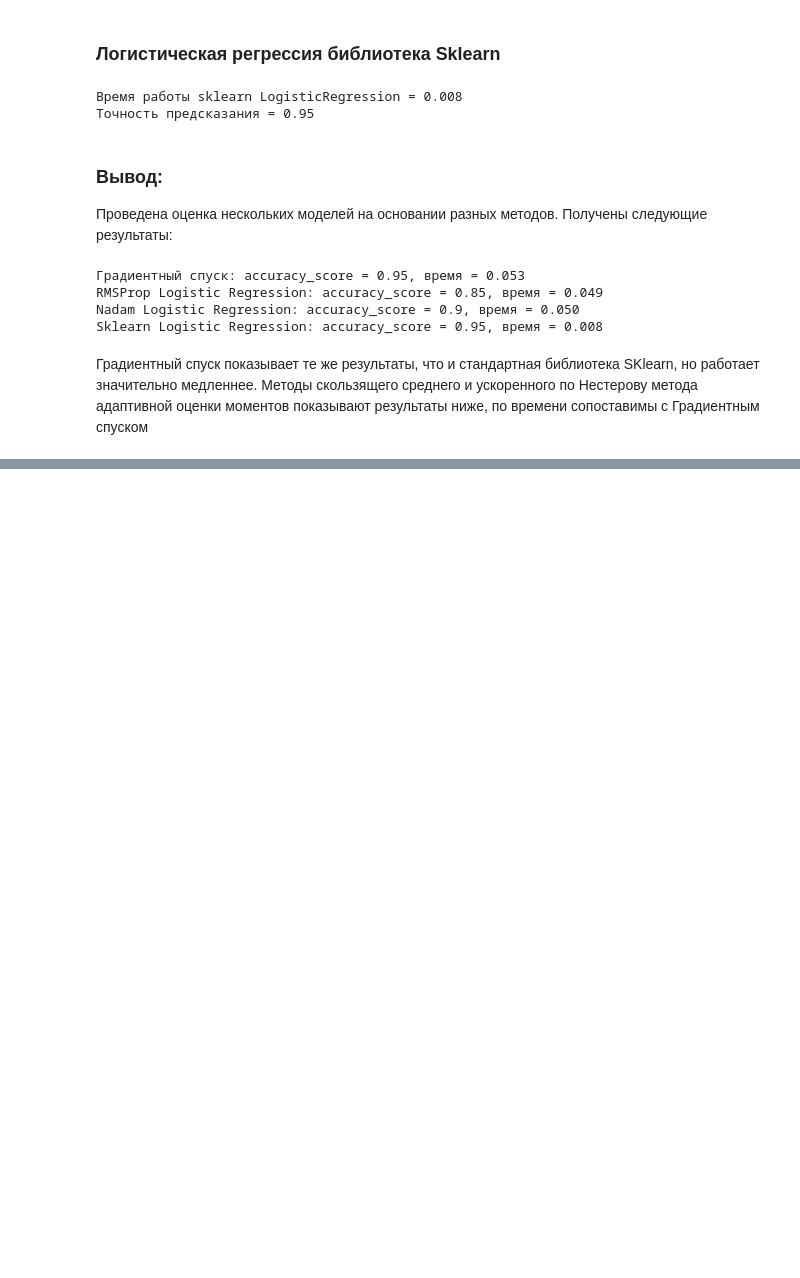
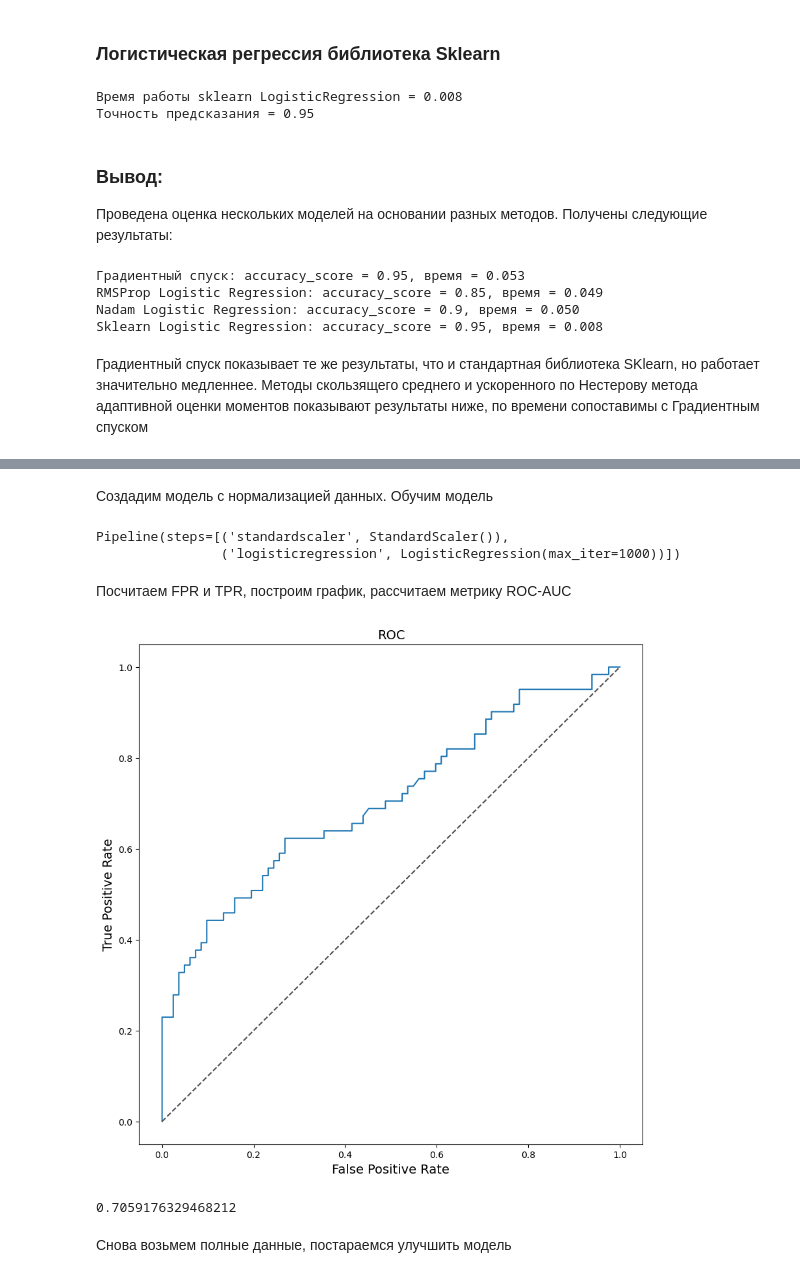
Before and after one commit to VyacheslavGusev/Machine_Lerning, a Jupyter notebook: ML_practice.ipynb, the cells around one changed output, grey strips where cells are left out. Saved outputs shown, nothing was run; the diff lists cells and outputs as text; code cells hidden in the pictures; blank space fills up the shorter version.

```diff
--- a/ML_practice.ipynb
+++ b/ML_practice.ipynb
@@ -933,0 +1001,3 @@ plt.show()
+# %%
+data = df[['Survived','Pclass','Age', 'SibSp', 'Parch', 'Fare']]
+data = data[pd.isnull(data['Age']) == 0]
@@ -933,0 +1020,5 @@ plt.show()
+# %%
+X = data[['Pclass','Age', 'SibSp', 'Parch', 'Fare']]
+# %%
+y = data['Survived']
+y.head()
@@ -933,0 +1036,2 @@ plt.show()
+# %% [markdown]
+Создадим модель с нормализацией данных. Обучим модель
@@ -933,0 +1047,26 @@ plt.show()
+# %%
+model.fit(X_train, y_train)
+# %% [output]
+Pipeline(steps=[('standardscaler', StandardScaler()),
+                ('logisticregression', LogisticRegression(max_iter=1000))])
+# %% [markdown]
+Посчитаем FPR и TPR, построим график, рассчитаем метрику ROC-AUC
+# %%
+predictions = model.predict_proba(X_test)
+fpr, tpr, thresh = roc_curve(y_test, predictions[:,1])
+# %%
+plt.figure(figsize=(10, 10))
+plt.plot( fpr, tpr )
+plt.title('ROC', fontdict={'fontsize': 14})
+plt.plot([0, 1], [0, 1], ls="--", c=".3")
+plt.xlabel('False Positive Rate', fontdict={'fontsize': 14})
+plt.ylabel('True Positive Rate', fontdict={'fontsize': 14})
+plt.show()
+# %% [output]
+[figure, added]
+# %%
+roc_auc_score(y_test, predictions[:, 1])
+# %% [output]
+0.7059176329468212
+# %% [markdown]
+Снова возьмем полные данные, постараемся улучшить модель
```
Also changed, not shown: parts of 152 cells of this notebook, 1 other file.
